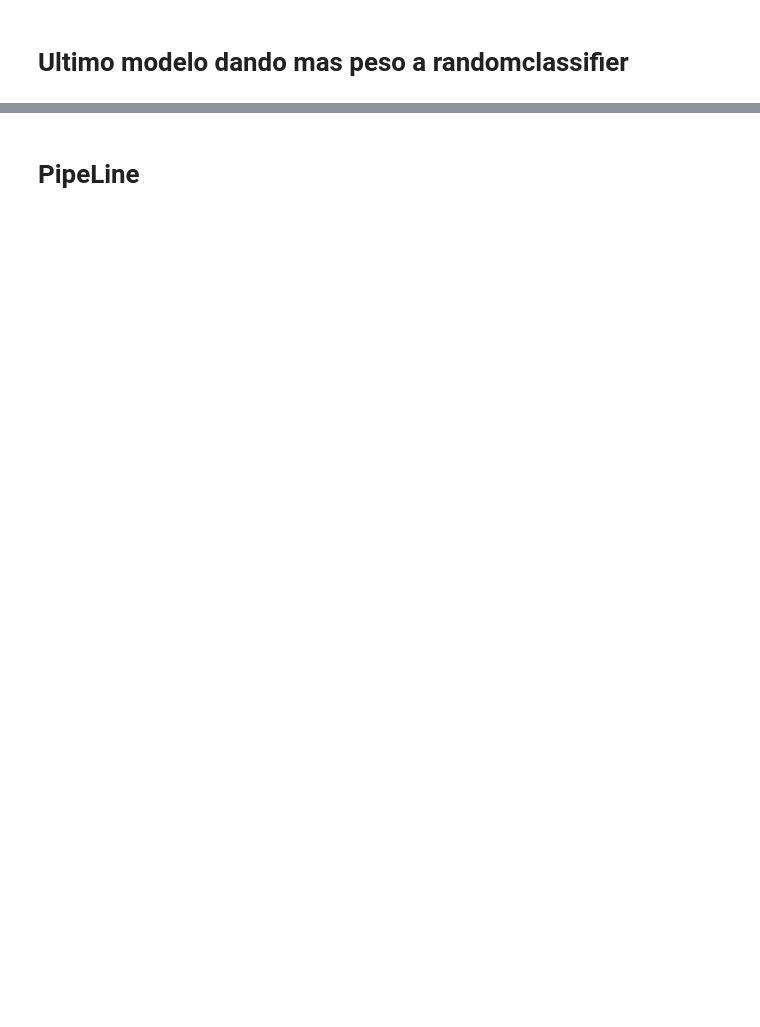
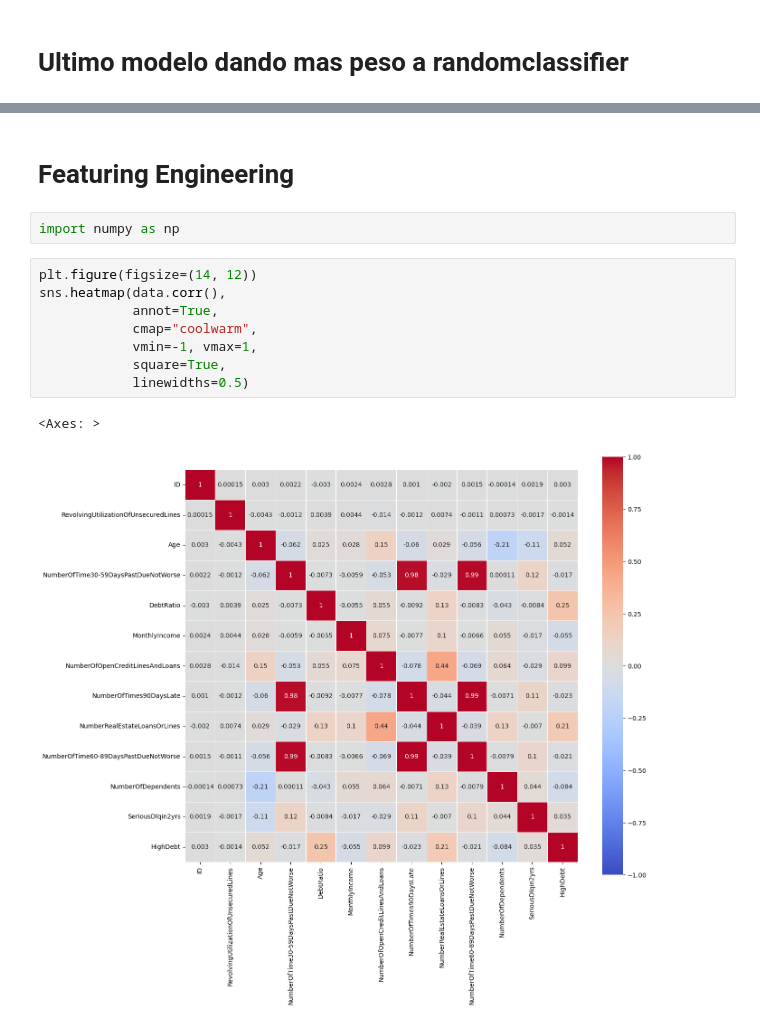
Before and after one commit to JavierRodriguezFontiveros/kgl_competitions, a Jupyter notebook: ¡EnseñameLaPasta!/Notebook.ipynb, the cells around one changed output, grey strips where cells are left out. Cells and saved outputs as stored; diff of their text form; blank space fills up the shorter version.

```diff
--- a/¡EnseñameLaPasta!/Notebook.ipynb
+++ b/¡EnseñameLaPasta!/Notebook.ipynb
@@ -769,2 +777,15 @@ AUC en conjunto de validación (Ensemble): 0.8602
-# %% [markdown]
-# PipeLine
+# %% [markdown]
+# Featuring Engineering
+# %%
+import numpy as np
+# %%
+plt.figure(figsize=(14, 12))
+sns.heatmap(data.corr(),
+            annot=True,
+            cmap="coolwarm",
+            vmin=-1, vmax=1,
+            square=True,
+            linewidths=0.5)
+# %% [output]
+<Axes: >
+[figure, added]
```
Also changed, not shown: parts of 48 cells of this notebook, 3 other files.
